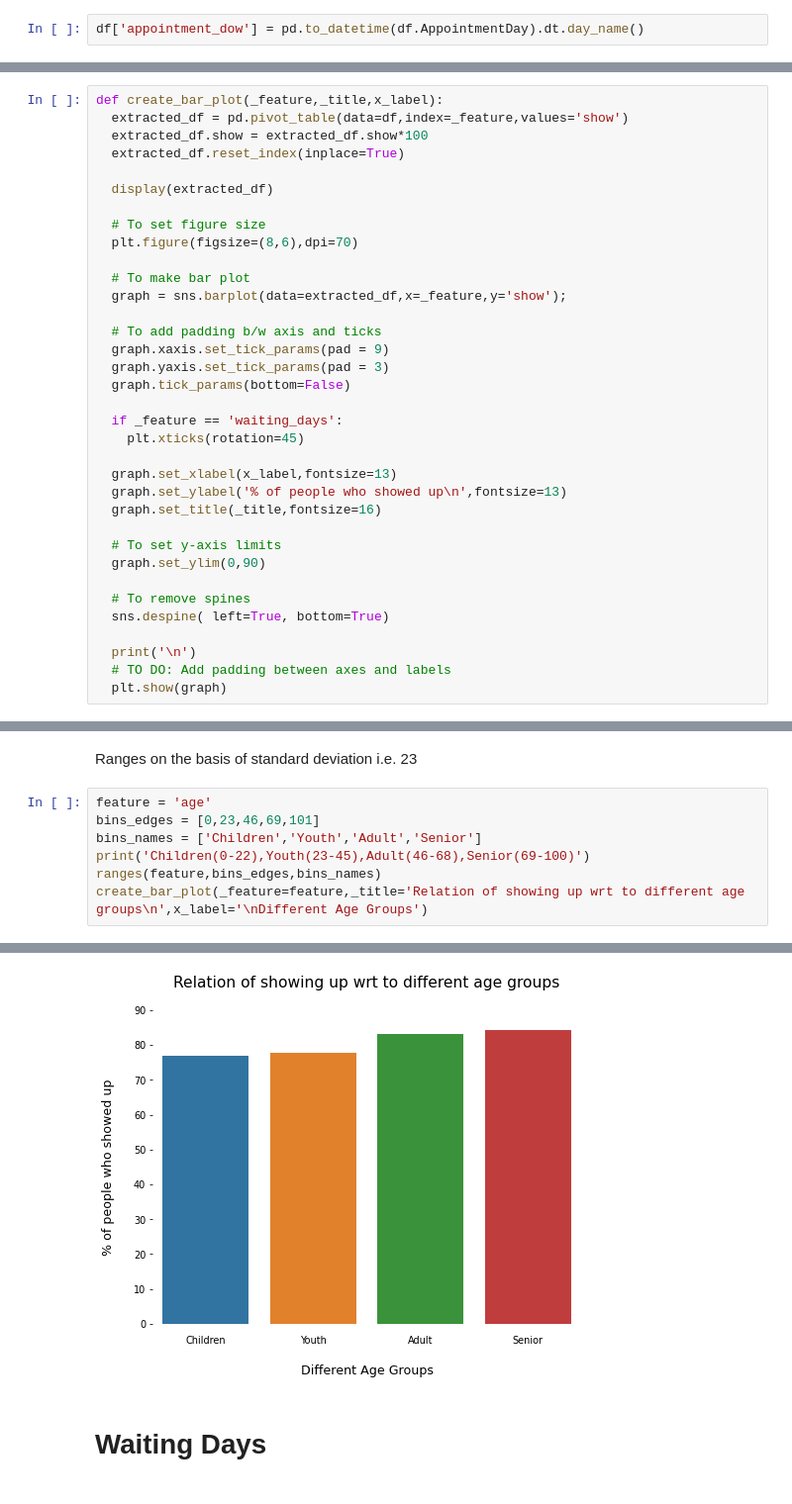
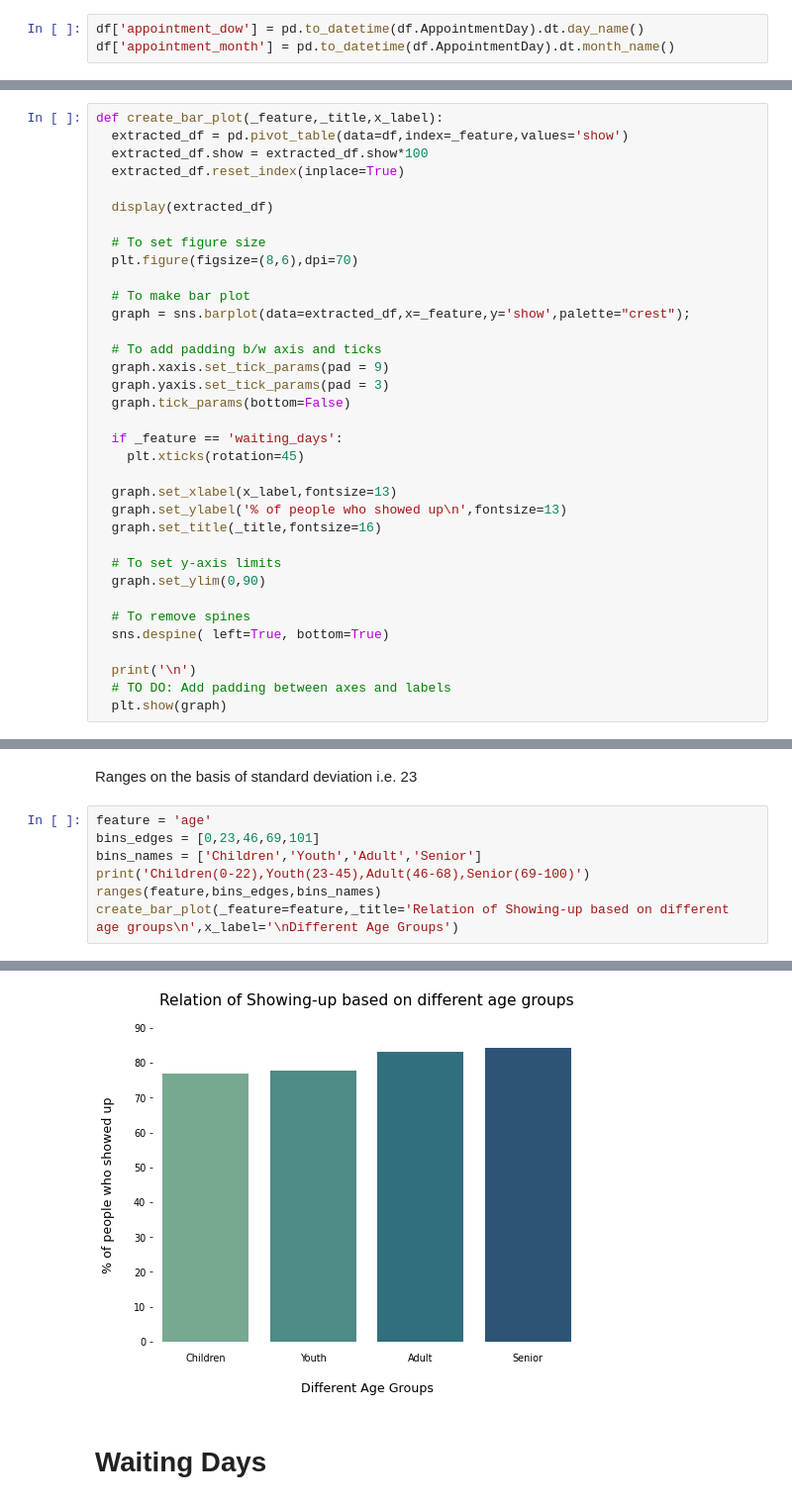
Before and after one commit to dishankkalra23/Medical-Appointment-No-Shows, a Jupyter notebook: Medical_Appointment_No_Shows.ipynb, the cells around one changed output, grey strips where cells are left out. Shown at 99% size. Cells and saved outputs as stored; diff of their text form.

```diff
--- a/Medical_Appointment_No_Shows.ipynb
+++ b/Medical_Appointment_No_Shows.ipynb
@@ -173,6 +173,7 @@ df['ScheduledTime'] = pd.to_datetime(df.ScheduledDay).dt.time
 df['AppointmentTime'] = pd.to_datetime(df.AppointmentDay).dt.time
 # %%
 df['appointment_dow'] = pd.to_datetime(df.AppointmentDay).dt.day_name()
+df['appointment_month'] = pd.to_datetime(df.AppointmentDay).dt.month_name()
 # %%
 df['ScheduledDay'] = df['ScheduledDay'].dt.date
 df['AppointmentDay'] = df['AppointmentDay'].dt.date
@@ -618,7 +606,7 @@ def create_bar_plot(_feature,_title,x_label):
   plt.figure(figsize=(8,6),dpi=70)
 
   # To make bar plot
-  graph = sns.barplot(data=extracted_df,x=_feature,y='show');
+  graph = sns.barplot(data=extracted_df,x=_feature,y='show',palette="crest");
 
   # To add padding b/w axis and ticks
   graph.xaxis.set_tick_params(pad = 9)
@@ -646,18 +636,18 @@ Ranges on the basis of standard deviation i.e. 23
 # %%
 feature = 'age'
 bins_edges = [0,23,46,69,101]
 bins_names = ['Children','Youth','Adult','Senior']
 print('Children(0-22),Youth(23-45),Adult(46-68),Senior(69-100)')
 ranges(feature,bins_edges,bins_names)
-create_bar_plot(_feature=feature,_title='Relation of showing up wrt to different age groups\n',x_label='\nDifferent Age Groups')
+create_bar_plot(_feature=feature,_title='Relation of Showing-up based on different age groups\n',x_label='\nDifferent Age Groups')
 # %% [output]
 Children(0-22),Youth(23-45),Adult(46-68),Senior(69-100)
 |  | age | show |
 | 0 | Children | 76.901764 |
 | 1 | Youth | 77.833974 |
 | 2 | Adult | 83.215262 |
 | 3 | Senior | 84.411670 |
-[figure, old version]
+[figure, new version]
 # %% [markdown]
 # Waiting Days
 # %%
```
Also changed, not shown: parts of 36 cells of this notebook.
